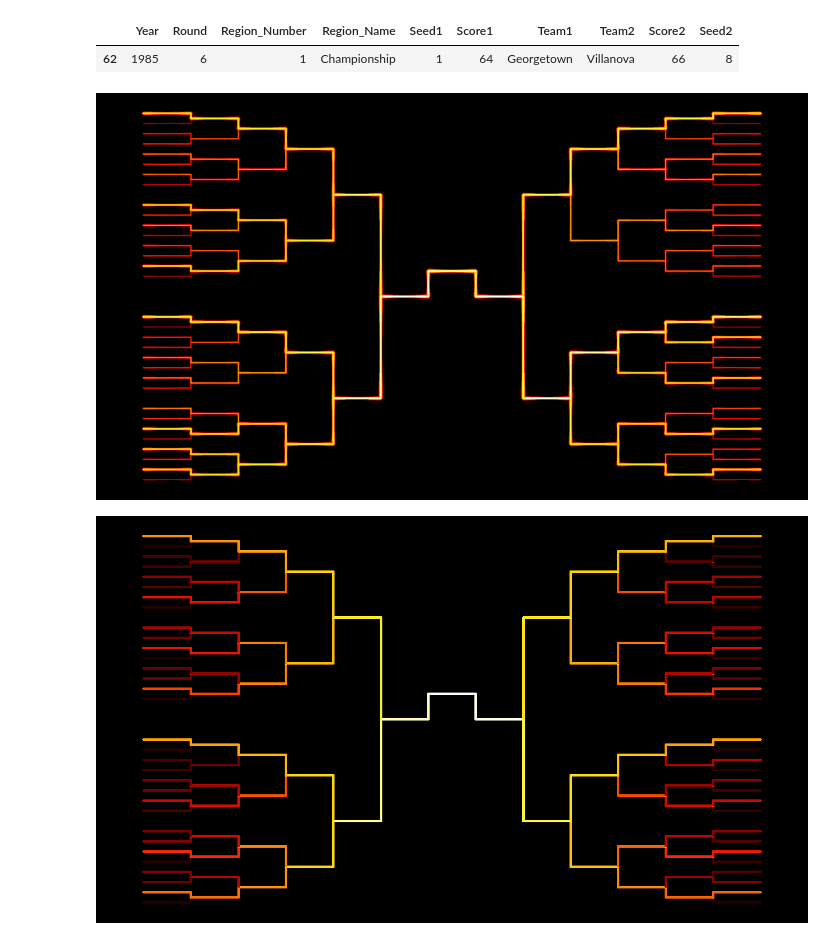
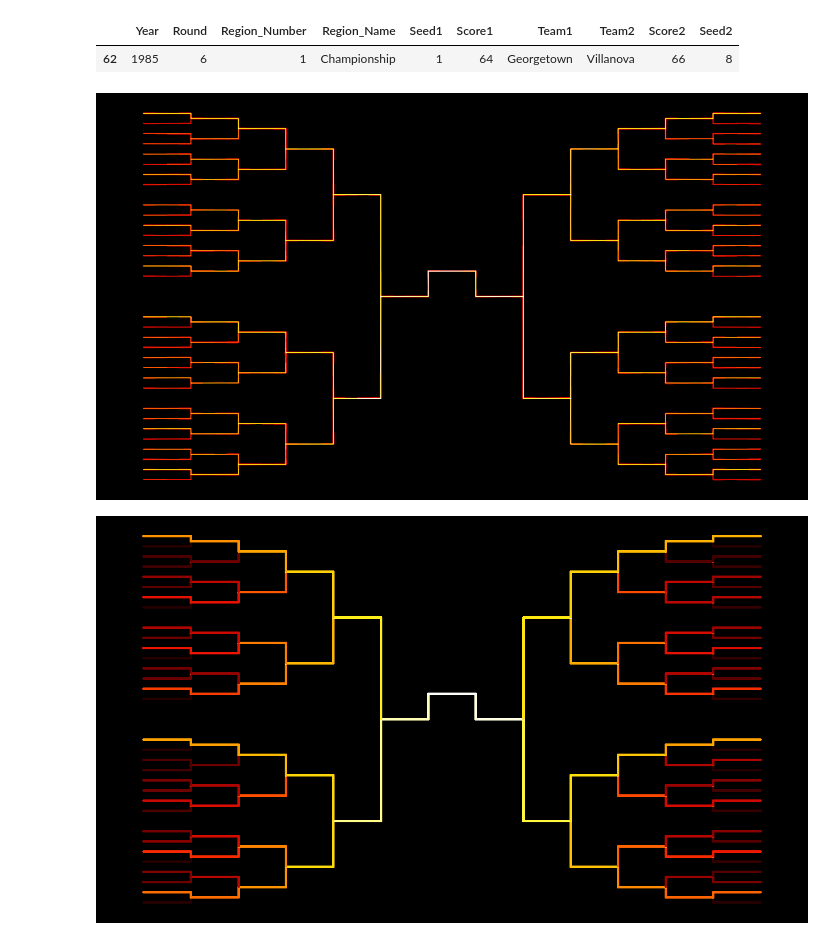
Before and after one commit to andrewsommerlot/ncaa-bracket-history-visualization, a Jupyter notebook: Untitled.ipynb, the cells around one changed output. Cells and saved outputs as stored; diff of their text form; code cells hidden in the pictures.

```diff
--- a/Untitled.ipynb
+++ b/Untitled.ipynb
@@ -675,8 +677,16 @@ def xy_index(region, seed):
     xy_index = (((region - 1)*16) + seed) - 1
     return xy_index
 
+# repeating lines: scale true paths linearly
+def repeater_true(wins, multi = 100, base = 1):
+    if wins == 0:
+        lr = base
+    else:
+        lr = (wins+1)*multi
+    return lr
+
 # repeating lines
-def line_repeater(wins, multi = 1000, base = 2):
+def repeater_highlight(wins, multi = 1000, base = 2):
     if wins == 0:
         lr = base
     elif wins == 5:
@@ -798,8 +809,9 @@ a_data = pd.read_csv('/home/andrewrs/Desktop/github/march_madness/Big_Dance_CSV.
 # hyper parameters for the plot
 jitter_x = 10
 jitter_y = 10
-deg_free = 10
-multi = 20
+deg_free = 1
+multi = 1
+base = 1
 
 # Must length (number of points) depends on number of wins
 x_big = []
@@ -856,7 +868,7 @@ for year in years:
     for region, seed, wins, in zip(lookup['region'], lookup['seed'], lookup['wins']):
         li = length_index(wins)
         xyi = xy_index(region, seed)
-        rep_lines = line_repeater(wins, multi = multi)
+        rep_lines = repeater_true(wins, multi = multi, base = base)
         for i in range(0, rep_lines):
             for it in x_lines[xyi,0:li].tolist():
                 x_big.append(it + jitter_val(jitter = jitter_x, df = deg_free))
@@ -880,14 +892,17 @@ def create_image(df, x_range, y_range, w, h, cmap):
 # %%
 #=======================================================
 # build the raw bracket image
+#fire[26:len(fire)]
+
+
 test_img = create_image(both, x_range = (-1200, 1200), y_range = (-700, 700), w=1400, h=800, cmap = fire)
-test_img = tf.dynspread(test_img, threshold = .7)
+test_img = tf.dynspread(test_img, threshold = 0)
 # %%
 #=================================
 # export the image
-export_image(tf.set_background(test_img, 'black'),'pics/1985-2017_final_4_and_champ_extra_lines')
+export_image(tf.set_background(test_img, 'black'),'pics/1985-2017_extra_true_lines')
 # %% [output]
-[figure, old version]
+[figure, new version]
 # %%
 #=========================================================================
 # with tweaks, the bracket can be drawn in many ways
```
Also changed, not shown: parts of 4 cells of this notebook, 2 other files.
